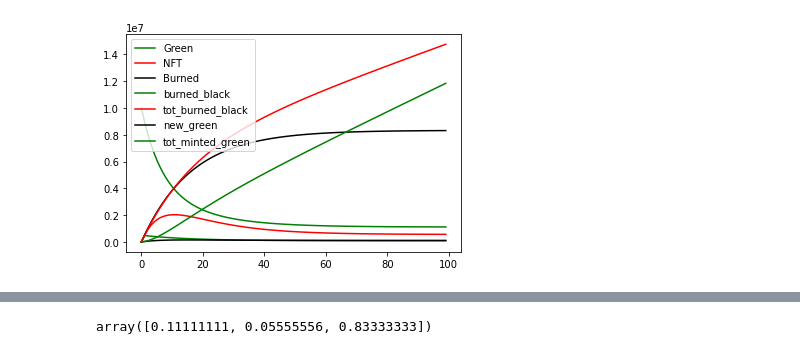
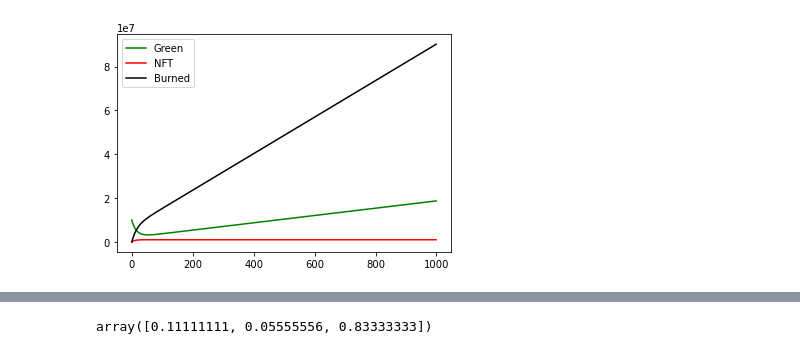
Before and after one commit to icmoore/syscoin-tex, a Jupyter notebook: carbon_renaissance/green_token_growth.ipynb, the cells around one changed output, grey strips where cells are left out. Saved outputs shown, nothing was run; the diff lists cells and outputs as text; code cells hidden in the pictures.

```diff
--- a/carbon_renaissance/green_token_growth.ipynb
+++ b/carbon_renaissance/green_token_growth.ipynb
@@ -13,34 +14,42 @@ def scaleX(x):
 def rBeta(a,b):
     return np.random.beta(a,b)
 
+def getStats(arr):
+    upr = np.quantile(arr, 0.95)
+    mu = np.quantile(arr, 0.5)
+    lwr = np.quantile(arr, 0.05)
+    return np.array([mu, lwr, upr])
+
 def markovChain(state, M, N = 100, P0 = []):
     stateHist=state
     dfStateHist=pd.DataFrame(state)
     distr_hist = [[0,0,0]]
-    burned_black = np.array([0])
-    new_green = np.array([0])
+    burned_minted = np.array([0])
+    green_minted = np.array([0])
 
     for x in range(N):
         P = genTransMatrix() if len(P0) == 0 else P0
+
+        burned_minted = np.append(burned_minted, P[0,2]*state[0,0] + P[1,2]*state[0,1])
+        green_minted = np.append(green_minted, P[1,0]*state[0,1] + P[2,0]*state[0,2])
+
         #P = genTransMatrix()
         P_scale = np.multiply(P,M)
         state = np.dot(state,P_scale)
+        state = state + np.array([[0, 100000, 0.0]])
         stateHist=np.append(stateHist,state,axis=0)
-
-        burned_black = np.append(burned_black, P[0,2]*state[0,0] + P[1,2]*state[0,1])
-        new_green = np.append(new_green, P[1,0]*state[0,1] + P[2,0]*state[0,2])
 
     dfDistrHist = pd.DataFrame(stateHist)
     dfDistrHist.columns = ['Green', 'NFT', 'Burned']
-    dfDistrHist.insert(3, "burned_black", burned_black, True)
-    dfDistrHist.insert(4, "tot_burned_black", np.cumsum(burned_black), True)
-    dfDistrHist.insert(5, "new_green", new_green, True)
-    dfDistrHist.insert(6, "tot_minted_green", np.cumsum(new_green), True)
+    dfDistrHist.insert(3, "Burned_Minted", burned_minted, True)
+    dfDistrHist.insert(4, "Burned_Minted_Tot", np.cumsum(burned_minted), True)
+    dfDistrHist.insert(5, "Green_Minted", green_minted, True)
+    dfDistrHist.insert(6, "Green_Minted_Tot", np.cumsum(green_minted), True)
 
     return dfDistrHist
 
 def genTransMatrix():
-    P = np.array([[rBeta(9,1), rBeta(1,19), rBeta(1,19)],
+    P = np.array([[rBeta(19,1), 0, rBeta(1,19)],
               [rBeta(1,19), rBeta(9,1), rBeta(1,19)],
               [0.01, 0, 0.99]])
 
@@ -114,14 +161,16 @@ plt.tight_layout()
 # %%
-N = 100
-P = np.array([[0.9, 0.05, 0.05],
+N = 1000
+P = np.array([[0.95, 0, 0.05],
               [0.05, 0.9, 0.05],
               [0.01, 0, .99]])
 state=np.array([[1e7, 0.0, 0.0]])
 dfDistrHist = markovChain(state, M, N, P)
 
-ax = dfDistrHist.head(N).plot(color = ['green', 'red', 'black','green', 'red', 'black'])
+styles = ['g-','r-','k-','k--','g--']
+#ax = dfDistrHist.iloc[:, [0,1,2,4,6]].head(N).plot(style = styles)
+ax = dfDistrHist.iloc[:, [0,1,2]].head(N).plot(style = styles)
 # %% [output]
-[figure, old version]
+[figure, new version]
 # %%
 dfDistrHist.tail(10)
 # %% [output]
```
Also changed, not shown: parts of 12 cells of this notebook, 17 other files.
